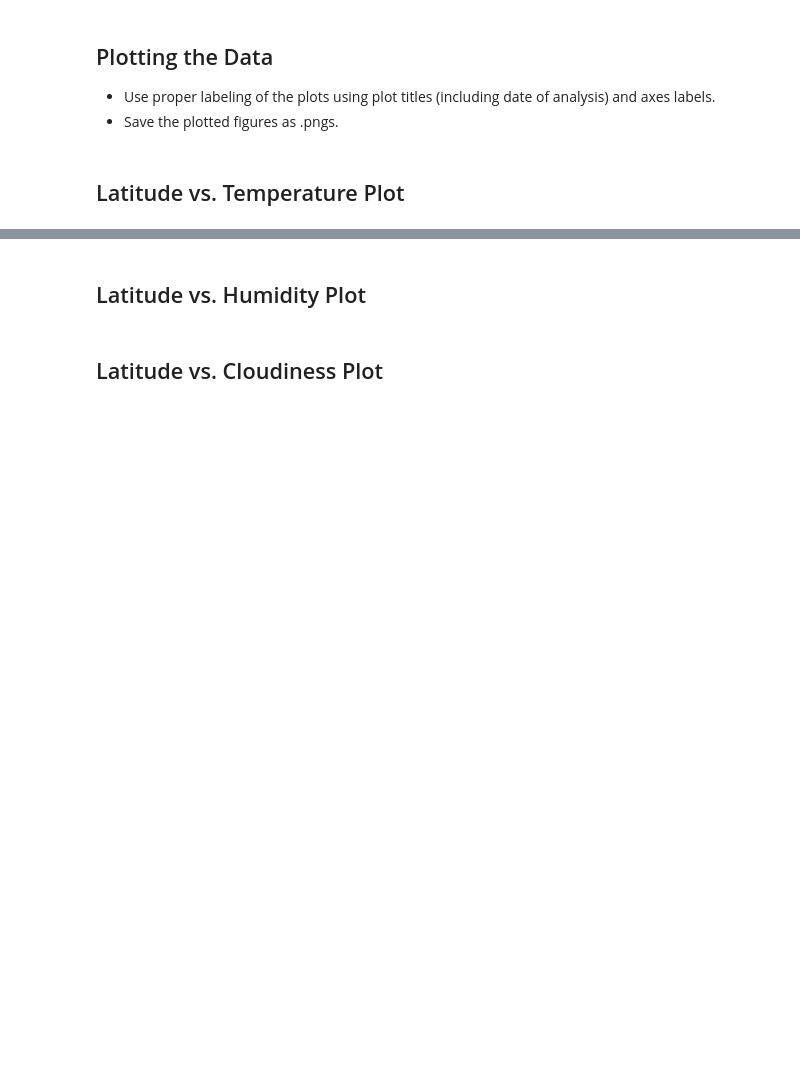
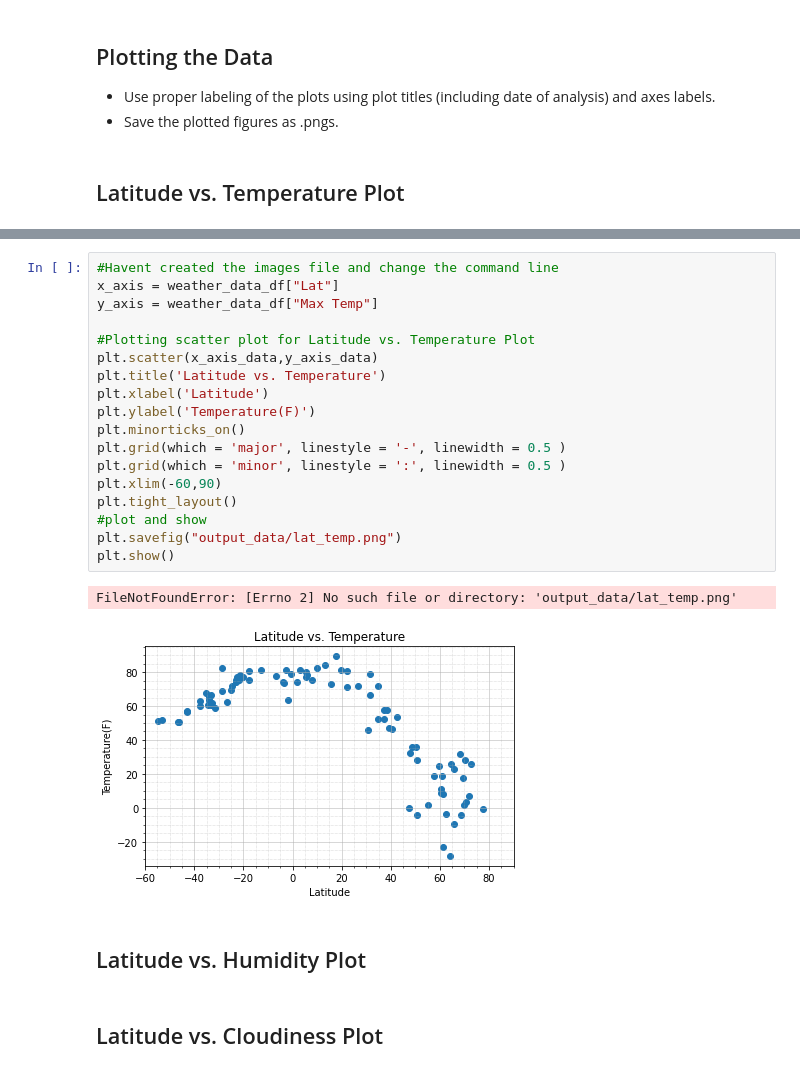
Before and after one commit to tannerhorton/weather_vacation_app, a Jupyter notebook: weather_vacation_py/WeatherPy.ipynb, the cells around one changed output, grey strips where cells are left out. Cells and saved outputs as stored; diff of their text form; blank space fills up the shorter version.

```diff
--- a/weather_vacation_py/WeatherPy.ipynb
+++ b/weather_vacation_py/WeatherPy.ipynb
@@ -170,3 +243,24 @@ Skip this step if there are no cities that have humidity > 100%.
+# %%
+#Havent created the images file and change the command line
+x_axis = weather_data_df["Lat"]
+y_axis = weather_data_df["Max Temp"]
+
+#Plotting scatter plot for Latitude vs. Temperature Plot
+plt.scatter(x_axis_data,y_axis_data)
+plt.title('Latitude vs. Temperature')
+plt.xlabel('Latitude')
+plt.ylabel('Temperature(F)')
+plt.minorticks_on()
+plt.grid(which = 'major', linestyle = '-', linewidth = 0.5 )
+plt.grid(which = 'minor', linestyle = ':', linewidth = 0.5 )
+plt.xlim(-60,90)
+plt.tight_layout()
+#plot and show
+plt.savefig("output_data/lat_temp.png")
+plt.show()
+# %% [output]
+FileNotFoundError: [Errno 2] No such file or directory: 'output_data/lat_temp.png'
+[figure, added]
 # %% [markdown]
 ## Latitude vs. Humidity Plot
 # %% [markdown]
```
Also changed, not shown: parts of 15 cells of this notebook, 1 other file.
